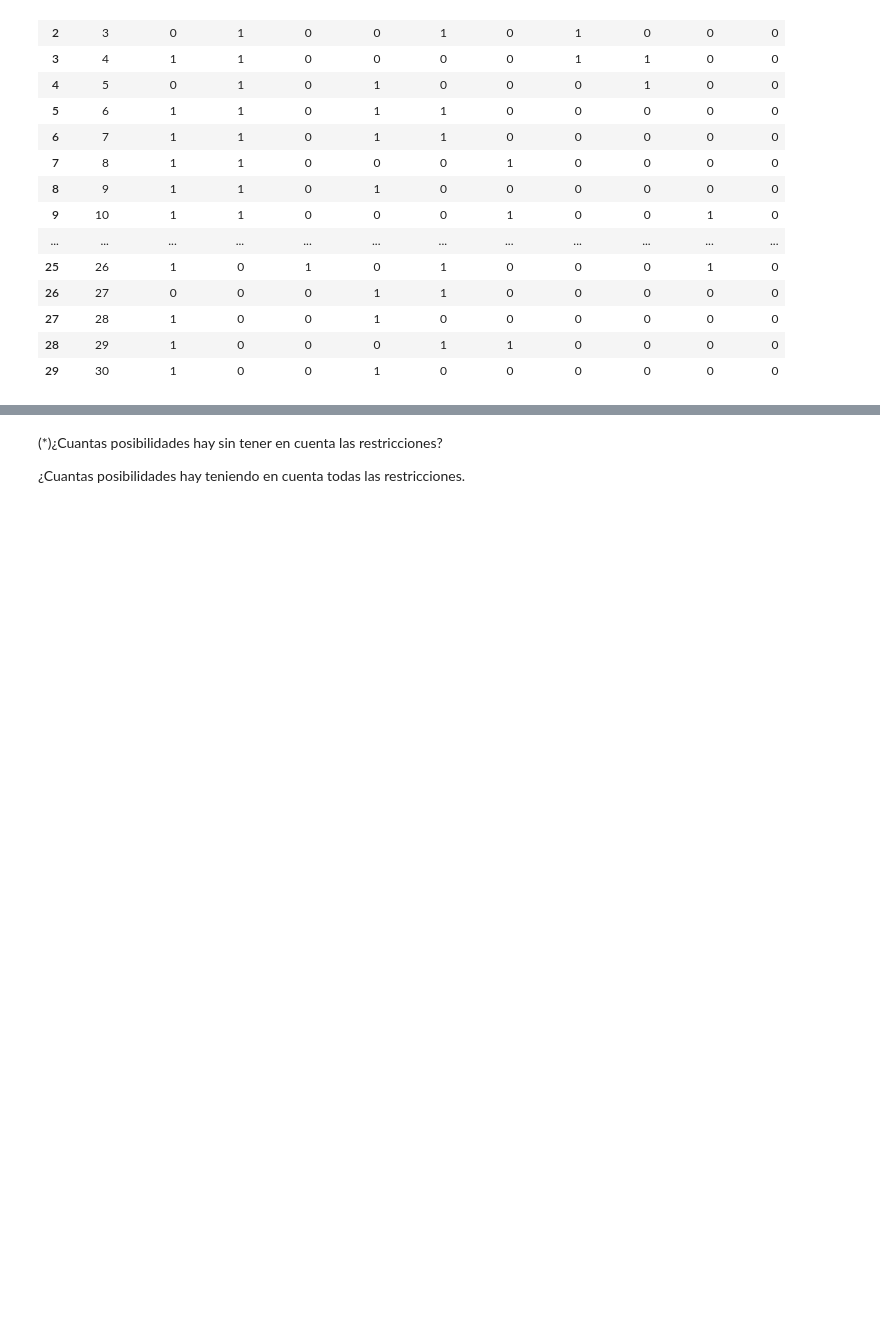
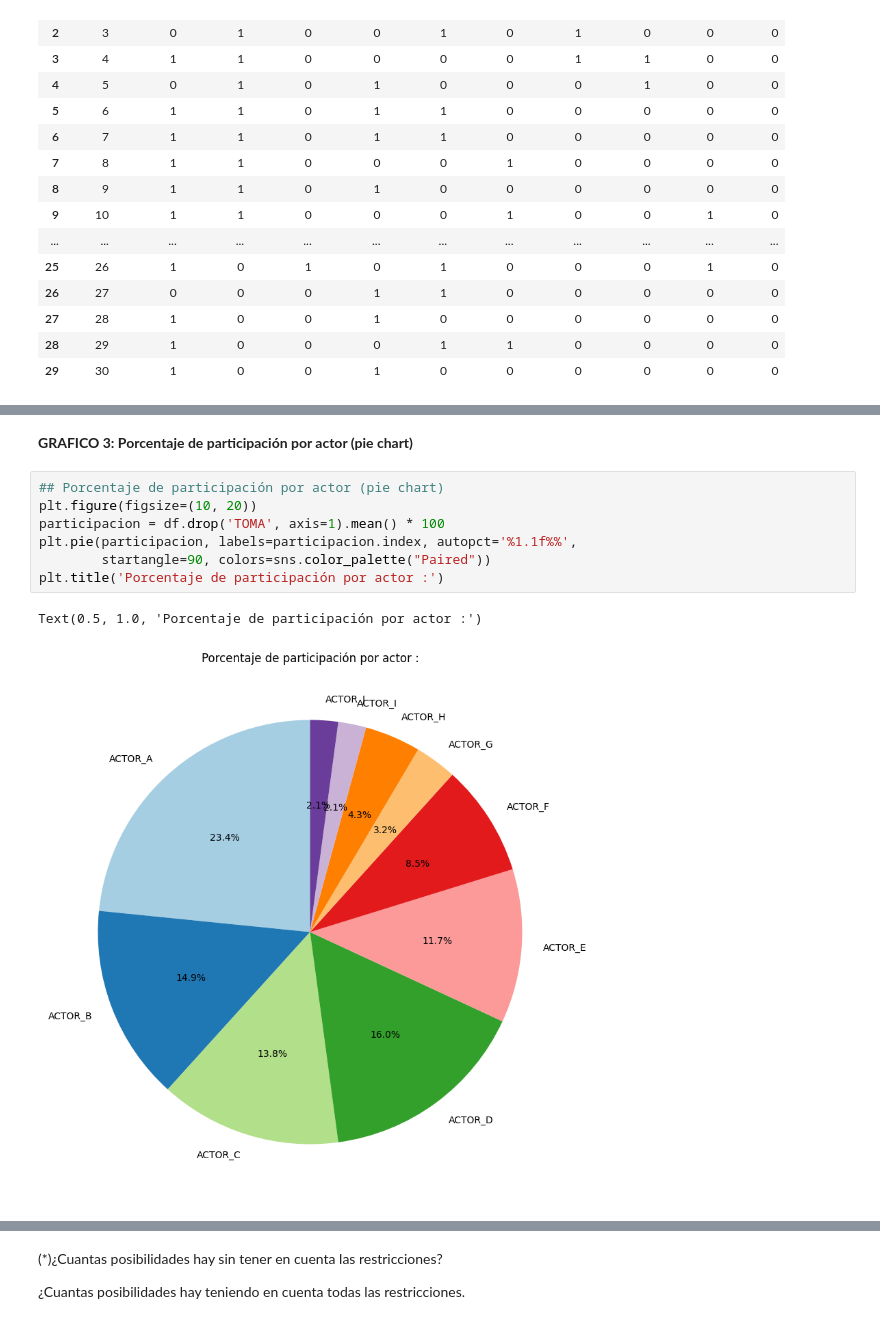
Before and after one commit to darkfrozen158/03MIAR_04_A_2025-2026, a Jupyter notebook: SEMINARIO/Proyecto_AlgoritmosOptimización_CRISTIAN_LEONARDO_CHAVEZ_TRELLES.ipynb, the cells around one changed output, grey strips where cells are left out. Cells and saved outputs as stored; diff of their text form; blank space fills up the shorter version.

```diff
--- a/SEMINARIO/Proyecto_AlgoritmosOptimización_CRISTIAN_LEONARDO_CHAVEZ_TRELLES.ipynb
+++ b/SEMINARIO/Proyecto_AlgoritmosOptimización_CRISTIAN_LEONARDO_CHAVEZ_TRELLES.ipynb
@@ -100,0 +136,12 @@ df
+# %% [markdown]
+**GRAFICO 3: Porcentaje de participación por actor (pie chart)**
+# %%
+## Porcentaje de participación por actor (pie chart)
+plt.figure(figsize=(10, 20))
+participacion = df.drop('TOMA', axis=1).mean() * 100
+plt.pie(participacion, labels=participacion.index, autopct='%1.1f%%',
+        startangle=90, colors=sns.color_palette("Paired"))
+plt.title('Porcentaje de participación por actor :')
+# %% [output]
+Text(0.5, 1.0, 'Porcentaje de participación por actor :')
+[figure, added]
```
Also changed, not shown: parts of 16 cells of this notebook.
